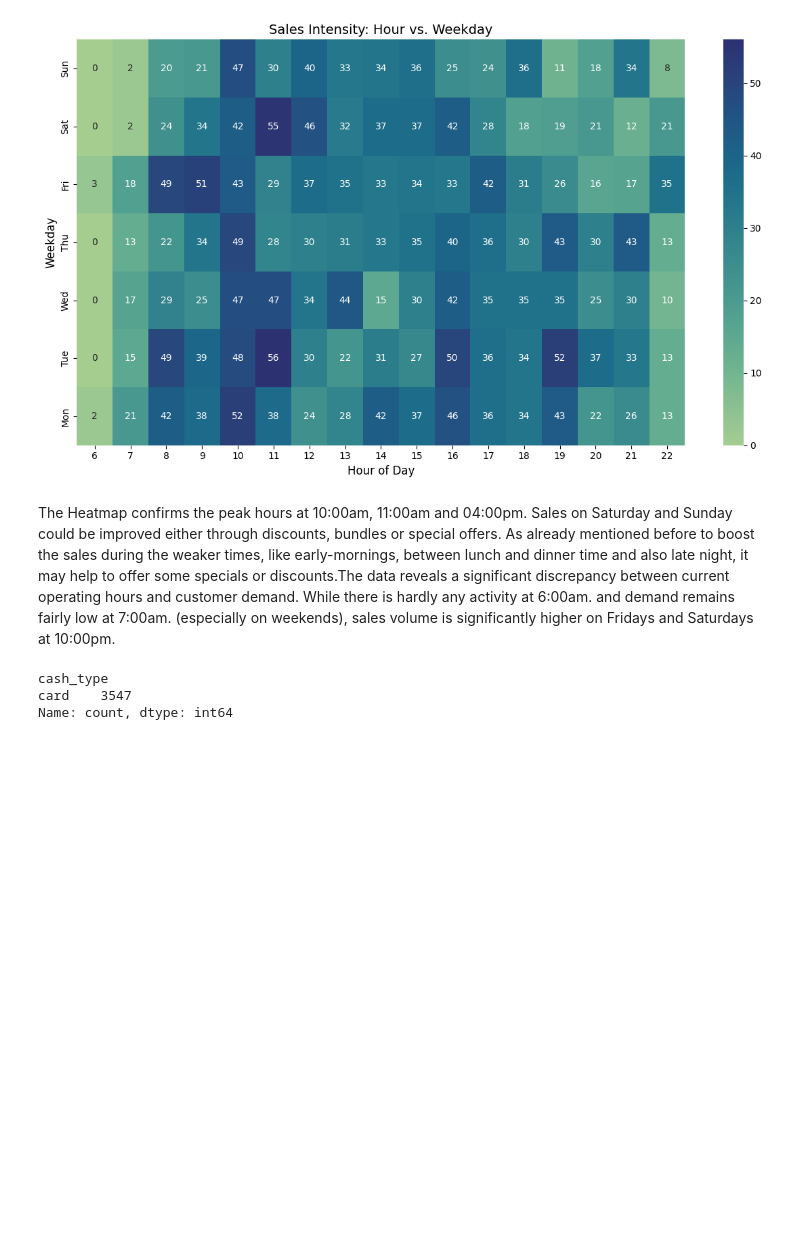
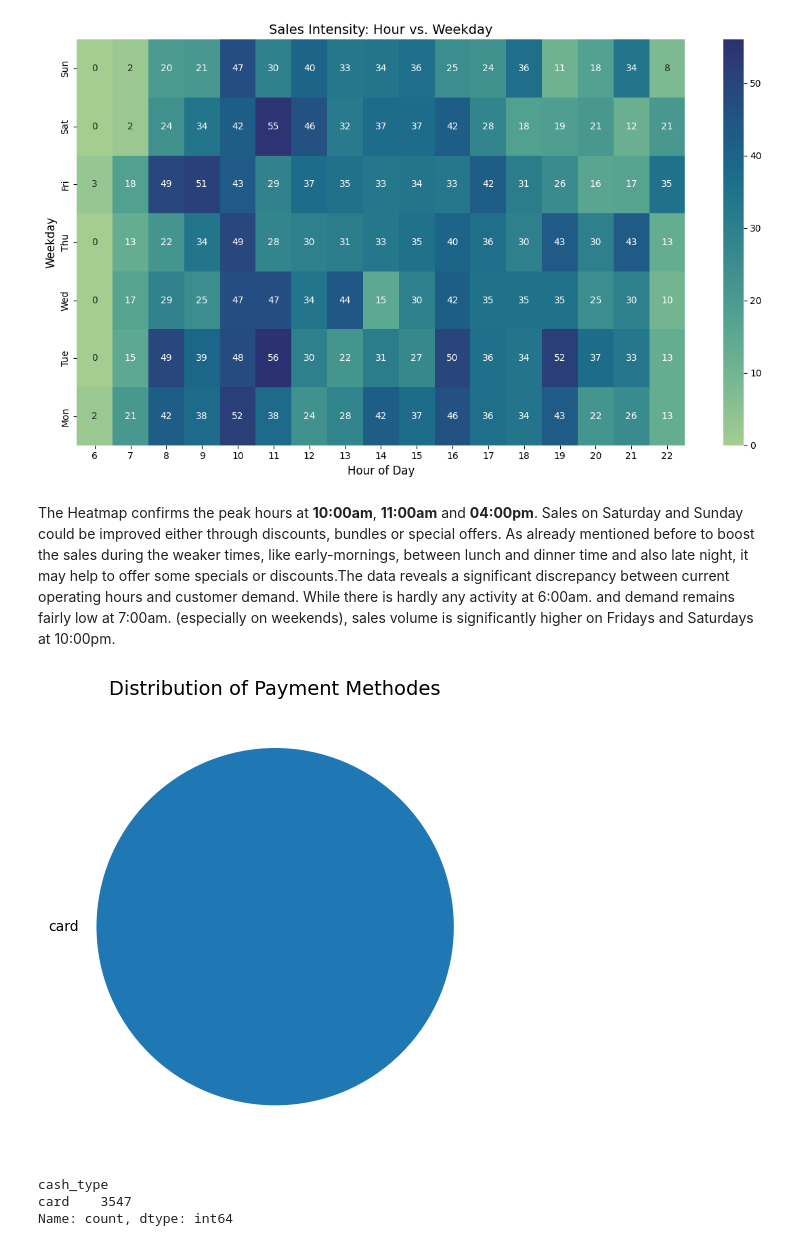
Before and after one commit to clia7/Coffee-Sales-Analysis, a Jupyter notebook: coffee-sales-eda.ipynb, the cells around one changed output. Drawn from its saved outputs; the diff is of its cells as text; code cells hidden in the pictures; blank space fills up the shorter version.

```diff
--- a/coffee-sales-eda.ipynb
+++ b/coffee-sales-eda.ipynb
@@ -235,12 +304,22 @@ plt.show()
 # %% [output]
 [figure]
 # %% [markdown]
-The Heatmap confirms the peak hours at 10:00am, 11:00am and 04:00pm. Sales on Saturday and Sunday could be improved either through discounts, bundles or special offers. As already mentioned before to boost the sales during the weaker times, like early-mornings, between lunch and dinner time and also late night, it may help to offer some specials or discounts.The data reveals a significant discrepancy between current operating hours and customer demand. While there is hardly any activity at 6:00am. and demand remains fairly low at 7:00am. (especially on weekends), sales volume is significantly higher on Fridays and Saturdays at 10:00pm.
+The Heatmap confirms the peak hours at **10:00am**, **11:00am** and **04:00pm**. Sales on Saturday and Sunday could be improved either through discounts, bundles or special offers. As already mentioned before to boost the sales during the weaker times, like early-mornings, between lunch and dinner time and also late night, it may help to offer some specials or discounts.The data reveals a significant discrepancy between current operating hours and customer demand. While there is hardly any activity at 6:00am. and demand remains fairly low at 7:00am. (especially on weekends), sales volume is significantly higher on Fridays and Saturdays at 10:00pm.
-# %%
-# Check the payment methods
-payment_counts = df['cash_type'].value_counts()
-print(payment_counts)
-# %% [output]
-cash_type
-card    3547
-Name: count, dtype: int64
+# %%
+payment_check = df['cash_type'].value_counts()
+
+plt.figure(figsize=(5,5))
+
+payment_check.plot(kind='pie', color='skylbue')
+plt.title('Distribution of Payment Methodes', fontsize=14)
+plt.ylabel('')
+
+plt.tight_layout()
+plt.show()
+
+print(payment_check)
+# %% [output]
+[figure, added]
+cash_type
+card    3547
+Name: count, dtype: int64
```
Also changed, not shown: parts of 4 cells of this notebook.
